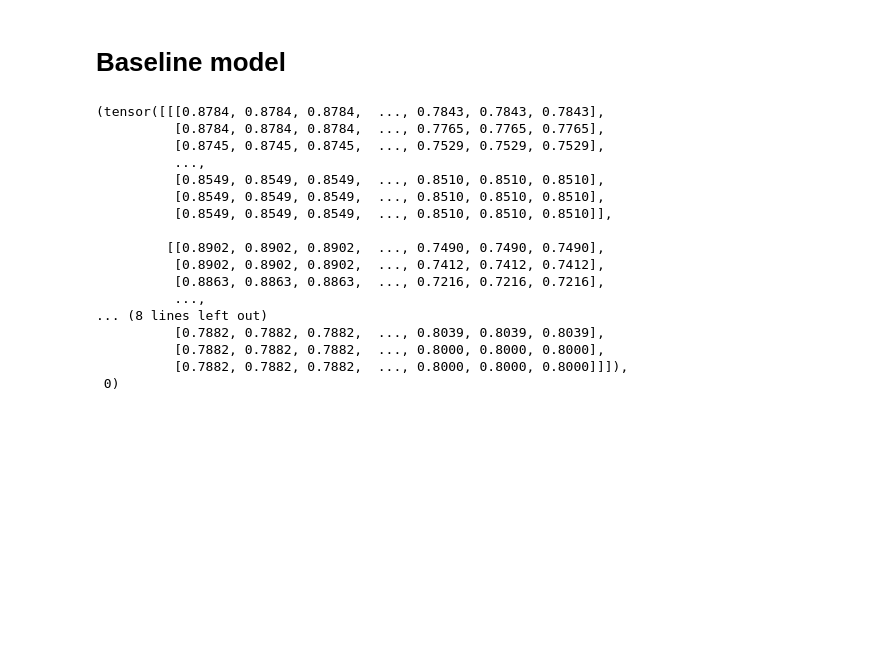
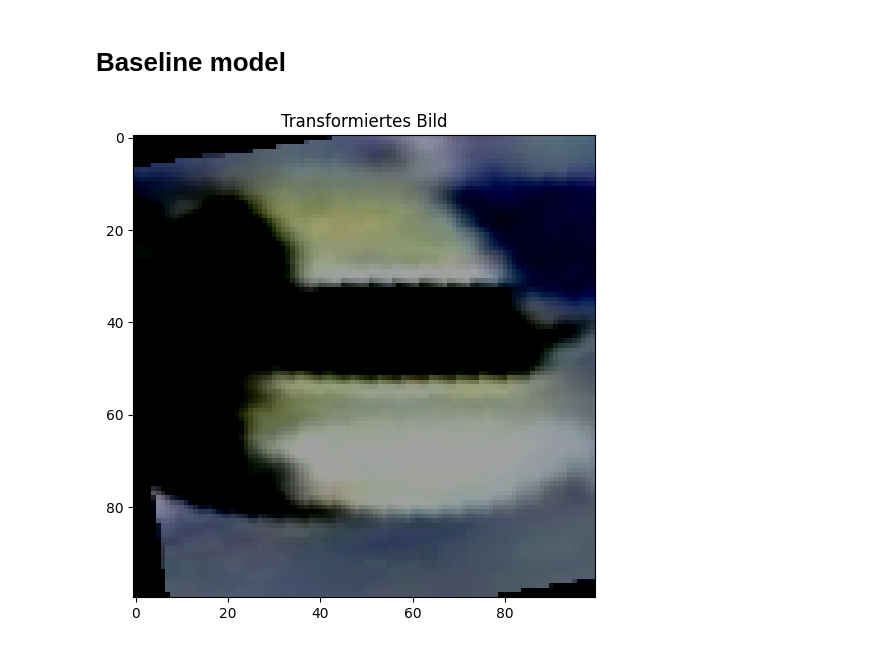
Before and after one commit to maxivmn/pklot, a Jupyter notebook: notebooks/classification.ipynb, the cells around one changed output. Saved outputs shown, nothing was run; the diff lists cells and outputs as text; code cells hidden in the pictures; blank space fills up the shorter version.

```diff
--- a/notebooks/classification.ipynb
+++ b/notebooks/classification.ipynb
@@ -157,24 +155,31 @@ trainBatch = next(iter(trainDataLoader))
-# %%
-
-
-# Convert the image from BGR to RGB (OpenCV uses BGR by default)
-trainDataset[0]
-#img_rgb = cv2.cvtColor(image.img_to_array(trainDataset[0][0],dtype='uint8'), cv2.COLOR_BGR2RGB)
-# %% [output]
-(tensor([[[0.8784, 0.8784, 0.8784,  ..., 0.7843, 0.7843, 0.7843],
-          [0.8784, 0.8784, 0.8784,  ..., 0.7765, 0.7765, 0.7765],
-          [0.8745, 0.8745, 0.8745,  ..., 0.7529, 0.7529, 0.7529],
-          ...,
-          [0.8549, 0.8549, 0.8549,  ..., 0.8510, 0.8510, 0.8510],
-          [0.8549, 0.8549, 0.8549,  ..., 0.8510, 0.8510, 0.8510],
-          [0.8549, 0.8549, 0.8549,  ..., 0.8510, 0.8510, 0.8510]],
-
-         [[0.8902, 0.8902, 0.8902,  ..., 0.7490, 0.7490, 0.7490],
-          [0.8902, 0.8902, 0.8902,  ..., 0.7412, 0.7412, 0.7412],
-          [0.8863, 0.8863, 0.8863,  ..., 0.7216, 0.7216, 0.7216],
-          ...,
-... (8 lines left out)
-          [0.7882, 0.7882, 0.7882,  ..., 0.8039, 0.8039, 0.8039],
-          [0.7882, 0.7882, 0.7882,  ..., 0.8000, 0.8000, 0.8000],
-          [0.7882, 0.7882, 0.7882,  ..., 0.8000, 0.8000, 0.8000]]]),
- 0)
+# %%
+image_path = '../data/PKLot/PKLotSegmented_rearranged/PUC/Sunny/Occupied/2012-09-11_15_16_58#001.jpg'
+
+# Bild einlesen
+image = cv2.imread(image_path)
+
+# Definition der Transformationen
+data_transform = transforms.Compose([
+    transforms.ToPILImage(),
+    transforms.Resize((128, 128), interpolation=Image.BICUBIC),
+    transforms.RandomHorizontalFlip(),
+    transforms.RandomRotation(degrees=15),
+    transforms.ColorJitter(brightness=0.2, contrast=0.2, saturation=0.2, hue=0.1),
+    transforms.RandomResizedCrop((100, 100), scale=(0.8, 1.0), ratio=(0.9, 1.1)),
+    transforms.ToTensor(),
+    transforms.Normalize(mean=[0.5, 0.5, 0.5], std=[0.5, 0.5, 0.5]),
+])
+
+# Anwendung der Transformationen
+transformed_image = data_transform(image)
+
+# Umwandlung von Tensor in NumPy-Array und Rückkehr der Werte auf den Bereich [0, 255]
+transformed_image = (transformed_image.numpy().transpose((1, 2, 0)) * 255).astype('uint8')
+
+# Bild anzeigen
+plt.figure(figsize=(6, 6))
+plt.imshow(transformed_image)
+plt.title('Transformiertes Bild')
+plt.show()
+# %% [output]
+[figure, added]
```
Also changed, not shown: parts of 6 cells of this notebook.
